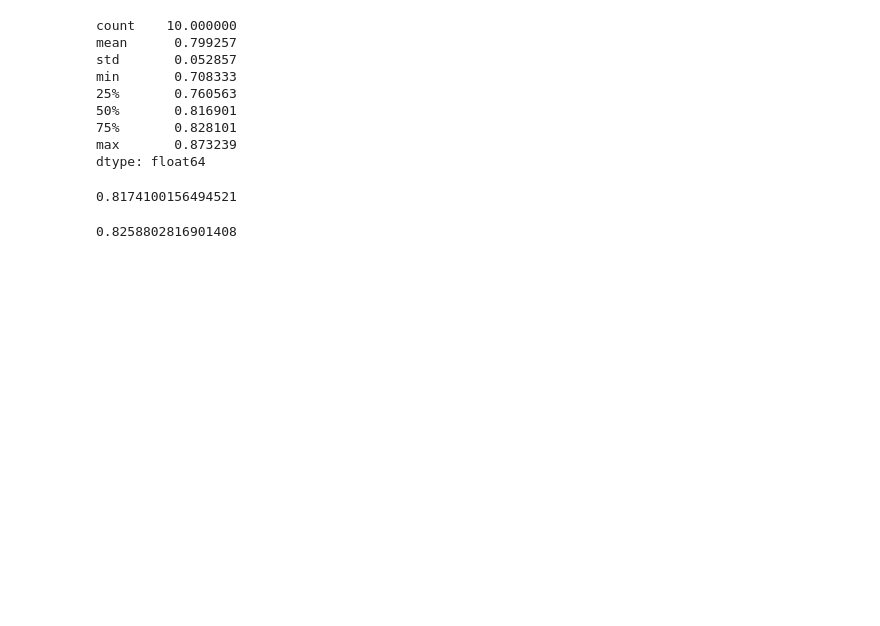
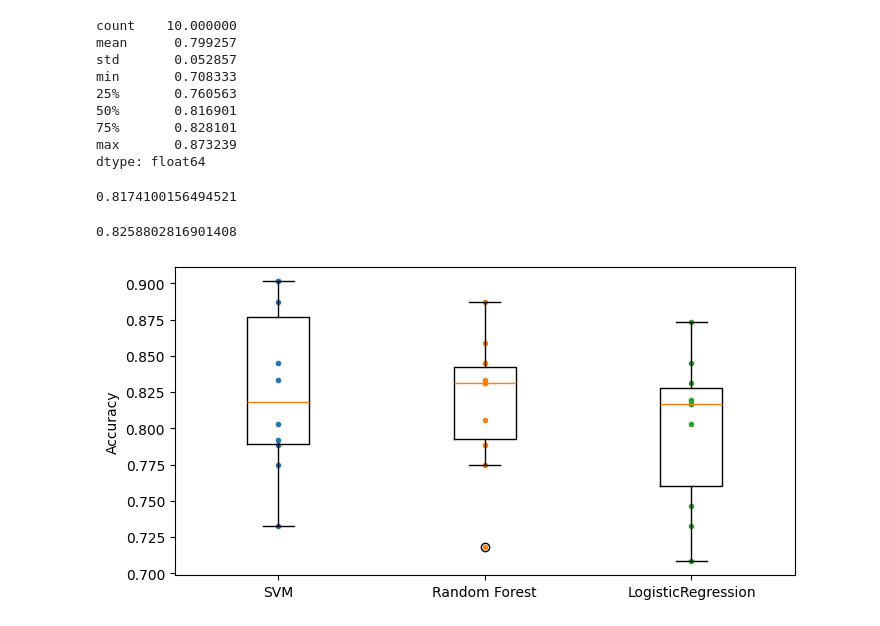
Before and after one commit to sieugene/handson-ml3, a Jupyter notebook: ch3/exercises/3.ipynb, the cells around one changed output. Saved outputs shown, nothing was run; the diff lists cells and outputs as text; code cells hidden in the pictures; blank space fills up the shorter version.

Commit message:
Add boxplot visualization for cross-validation scores

```diff
--- a/ch3/exercises/3.ipynb
+++ b/ch3/exercises/3.ipynb
@@ -109,11 +115,11 @@ from sklearn.model_selection import cross_val_score
 
 model = LogisticRegression(max_iter=1000)
 model.fit(X_train, y_train)
-scores = cross_val_score(model, X_train, y_train,
+logistic_scores = cross_val_score(model, X_train, y_train,
     scoring="accuracy", cv=10)
 # На этот раз mean как 0.786541,
 # но до того как мы добавляли "Pclass" и  "SibSp", "Parch"], после них стало как 0.799257
-pd.Series(scores).describe()
+pd.Series(logistic_scores).describe()
 # %% [output]
 count    10.000000
 mean      0.799257
@@ -147,3 +153,29 @@ svm_scores = cross_val_score(svm_clf, X_train, y_train, cv=10)
 svm_scores.mean()
 # %% [output]
 0.8258802816901408
+# %%
+import matplotlib.pyplot as plt
+
+# Вместо того чтобы просто смотреть среднюю точность по 10 фолдам кросс валидации
+# Можно построить график 10 результатов каждой модели и также добавим boxplot
+# Box plot показывает не только среднее качество модели, но и её стабильность.
+# Например, если две модели имеют accuracy 0.82 в среднем, но:
+# у первой результаты по фолдам: 0.81–0.83,
+#  у второй: 0.70–0.94,
+# то среднее одинаковое, но первая модель гораздо стабильнее.
+# Box plot позволяет увидеть такой разброс и возможные выбросы.
+
+
+plt.figure(figsize=(8, 4))
+plt.plot([1]*10, svm_scores, ".")
+plt.plot([2]*10, forest_scores, ".")
+plt.plot([3]*10, logistic_scores, ".")
+# boxplot - автоматически определяет выбросы (outliers, или fliers) и не включает их в длину усов.
+plt.boxplot([svm_scores, forest_scores, logistic_scores], labels=("SVM", "Random Forest", "LogisticRegression"))
+plt.ylabel("Accuracy")
+plt.show()
+# Random Forest показывает чуть более
+# высокую точность и более стабильные результаты на кросс-валидации, чем SVM.
+# Logistic Regression медиана немного ниже, чем у Random Forest (~0.82); разброс больше
+# %% [output]
+[figure, added]
```
Also changed, not shown: parts of 1 cell of this notebook.
